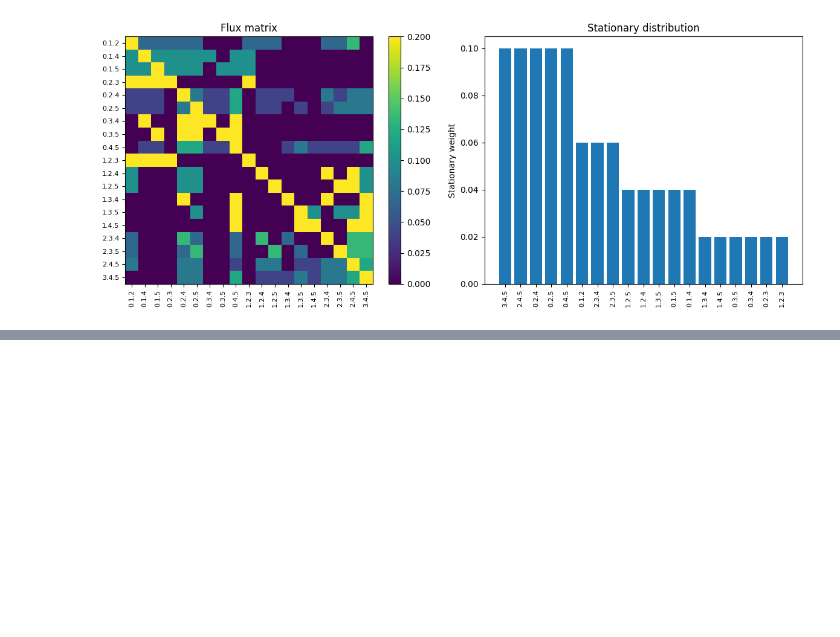
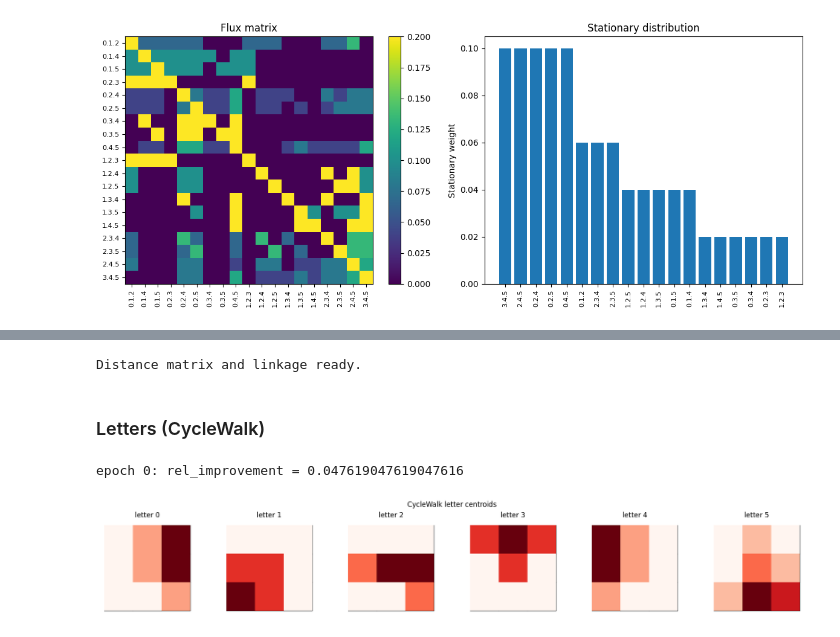
Before and after one commit to annacgilbert/gmstrat, a Jupyter notebook: exhaustive_3x3.ipynb, the cells around one changed output, grey strips where cells are left out. Drawn from its saved outputs; the diff is of its cells as text; code cells hidden in the pictures; blank space fills up the shorter version.

Commit message:
played more with 3x3 case. Added CycleWalk simulation.

```diff
--- a/exhaustive_3x3.ipynb
+++ b/exhaustive_3x3.ipynb
@@ -280,0 +287,17 @@ plt.show()
+# %%
+import subprocess
+from pathlib import Path
+
+CW_SAMPLE_FN = "local/output/grid3x3_k3_cw/atlas.jsonl.gz"
+CW_OUT_DIR   = "local/output/grid3x3_k3_cw/processed"
+
+Path(CW_SAMPLE_FN).parent.mkdir(parents=True, exist_ok=True)
+subprocess.run(
+    ["./sampling/run.sh",
+     "--map-file", GRAPH_FN,
+     "--output-file", CW_SAMPLE_FN,
+     "--cycle-walk-steps", "1e5",
+     "--pop-dev", "0.1"],
+    check=True,
+)
+print("Sampling complete.")
@@ -280,0 +310,9 @@ plt.show()
+# %%
+sp_cw = SampleProcessor(GRAPH_FN, CW_OUT_DIR)
+sp_cw.clean()
+sp_cw.process_samples([CW_SAMPLE_FN], max_length=10_000)
+sp_cw.load_processed()
+
+print(f"Unique districts: {len(sp_cw.df_districts)}")
+print(f"Unique plans:     {len(sp_cw.df_distributions)}")
+sp_cw.df_distributions.head()
@@ -280,0 +329,26 @@ plt.show()
+# %%
+sp_cw.load_distance_matrix()
+sp_cw.ensure_linkage()
+print("Distance matrix and linkage ready.")
+# %% [output]
+Distance matrix and linkage ready.
+# %% [markdown]
+### Letters (CycleWalk)
+# %%
+hc_cw = HClusters(sp_cw)
+hc_cw.update_clusters(num_letters)
+hc_cw.kcentroids()
+
+fig, axes = plt.subplots(1, num_letters, figsize=(3 * num_letters, 3))
+for i, ax in enumerate(axes):
+    gdf.plot(color="lightgrey", ax=ax, edgecolor="black", linewidth=0.5)
+    vals = hc_cw.cluster_densities[i]
+    gdf.assign(v=vals).plot(column="v", ax=ax, cmap="Reds", vmin=0, vmax=1)
+    ax.set_title(f"letter {i}")
+    ax.set_axis_off()
+plt.suptitle("CycleWalk letter centroids")
+plt.tight_layout()
+plt.show()
+# %% [output]
+epoch 0: rel_improvement = 0.047619047619047616
+[figure, added]
```
Also changed, not shown: parts of 15 cells of this notebook.
